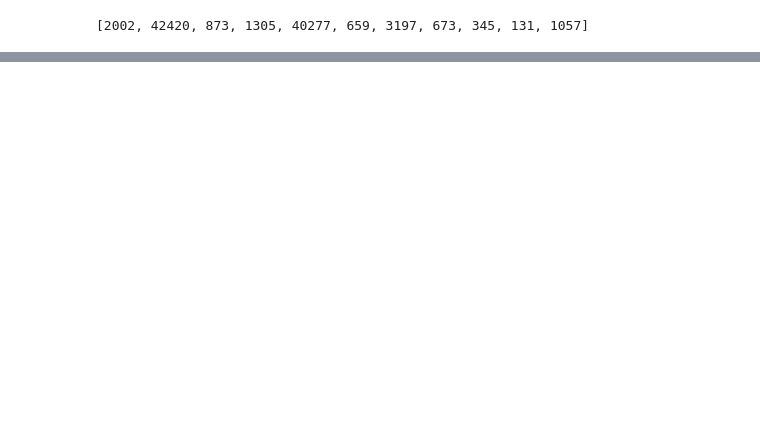
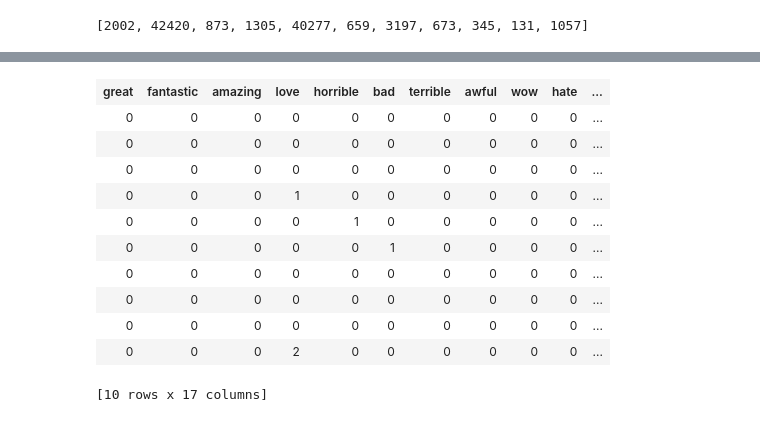
Before and after one commit to cottalucas/ML, a Jupyter notebook: Classification/Analyzing Sentiment.ipynb, the cells around one changed output, grey strips where cells are left out. Drawn from its saved outputs; the diff is of its cells as text; code cells hidden in the pictures; blank space fills up the shorter version.

```diff
--- a/Classification/Analyzing Sentiment.ipynb
+++ b/Classification/Analyzing Sentiment.ipynb
@@ -279,7 +280,15 @@ print reviews_sum
 # %%
+#
+# Splitting the data
+
+products['p_sentiment'] = products['rating'] >= 4
+
 train_data,test_data = products.random_split(.8, seed=0)
 # %%
+#
+# Creating the model to the selected words
+
 selected_words_model = graphlab.logistic_classifier.create(train_data,
-                                                       target = 'p2',
+                                                       target = 'p_sentiment',
                                                        features = selected_words,
                                                        validation_set = test_data)
@@ -285,0 +357,11 @@ selected_words_model = graphlab.logistic_classifier.create(train_data,
+# %%
+#
+# Taking the sentiment model and predict how does it feel about the selected product review
+# Building the model
+
+diaper_champ_reviews = products[products['name'] == 'Baby Trend Diaper Champ']
+
+diaper_champ_reviews['predicted_sentiment'] = selected_words_model.predict(diaper_champ_reviews, output_type="probability")
+# %%
+diaper_champ_reviews.head()
+# %% [output]
@@ -285,0 +379,12 @@ selected_words_model = graphlab.logistic_classifier.create(train_data,
+| great | fantastic | amazing | love | horrible | bad | terrible | awful | wow | hate | ... |
+| 0 | 0 | 0 | 0 | 0 | 0 | 0 | 0 | 0 | 0 | ... |
+| 0 | 0 | 0 | 0 | 0 | 0 | 0 | 0 | 0 | 0 | ... |
+| 0 | 0 | 0 | 0 | 0 | 0 | 0 | 0 | 0 | 0 | ... |
+| 0 | 0 | 0 | 1 | 0 | 0 | 0 | 0 | 0 | 0 | ... |
+| 0 | 0 | 0 | 0 | 1 | 0 | 0 | 0 | 0 | 0 | ... |
+| 0 | 0 | 0 | 0 | 0 | 1 | 0 | 0 | 0 | 0 | ... |
+| 0 | 0 | 0 | 0 | 0 | 0 | 0 | 0 | 0 | 0 | ... |
+| 0 | 0 | 0 | 0 | 0 | 0 | 0 | 0 | 0 | 0 | ... |
+| 0 | 0 | 0 | 0 | 0 | 0 | 0 | 0 | 0 | 0 | ... |
+| 0 | 0 | 0 | 2 | 0 | 0 | 0 | 0 | 0 | 0 | ... |
+[10 rows x 17 columns]
```
Also changed, not shown: parts of 15 cells of this notebook, 1 other file.
